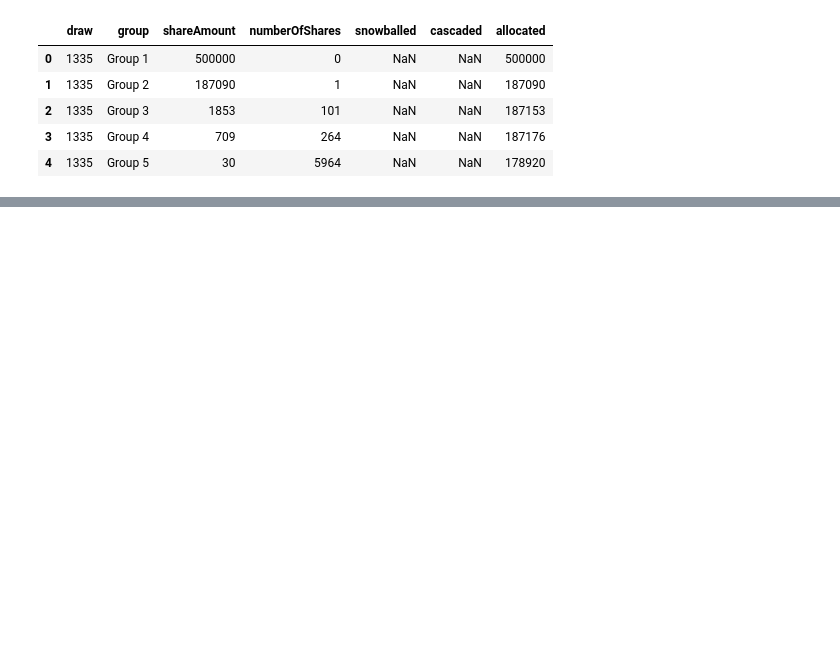
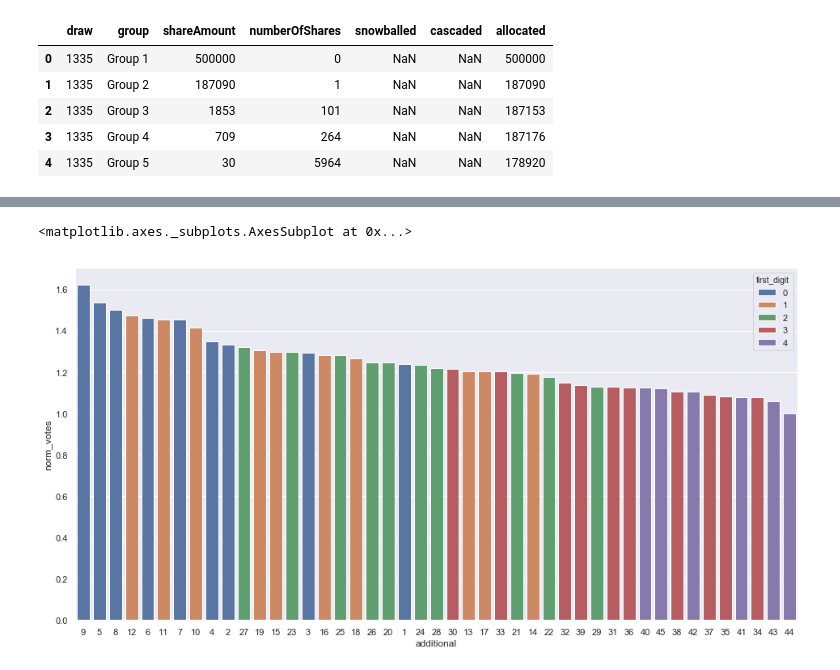
Before and after one commit to yongjun21/toto, a Jupyter notebook: analysis.ipynb, the cells around one changed output, grey strips where cells are left out. Drawn from its saved outputs; the diff is of its cells as text; code cells hidden in the pictures; blank space fills up the shorter version.

```diff
--- a/analysis.ipynb
+++ b/analysis.ipynb
@@ -42,0 +68,7 @@ outlets.head()
+# %%
+num_attrs = pd.DataFrame({'num': range(1, 50)})
+num_attrs['first_digit'] = num_attrs['num'] // 10
+num_attrs['last_digit'] = num_attrs['num'] % 10
+num_attrs['row'] = (num_attrs['num'] - 1) // 9
+num_attrs['col'] = (num_attrs['num'] - 1) % 9
+num_attrs.set_index('num', inplace=True)
@@ -42,0 +89,6 @@ outlets.head()
+# %%
+def get_popularity(df):
+    output = pd.pivot_table(df, values=['incl_additional', 'tickets_sold'], index='additional')
+    output['norm_votes'] = output['incl_additional'] / output['tickets_sold']
+    output['norm_votes'] = output['norm_votes'] / output['norm_votes'].min()
+    return output.join(num_attrs)
@@ -42,0 +99,9 @@ outlets.head()
+# %%
+popularity_456 = get_popularity(shares_pvt[draws['format'] == '456'])
+popularity_456_sorted = popularity_456.sort_values('norm_votes', ascending=False)
+# %%
+plt.figure(figsize=(16,8))
+sns.barplot(data=popularity_456, x=popularity_456.index, y='norm_votes', hue='first_digit', order=popularity_456_sorted.index, dodge=False)
+# %% [output]
+<matplotlib.axes._subplots.AxesSubplot at 0x...>
+[figure, added]
```
Also changed, not shown: parts of 24 cells of this notebook, 3 other files.
